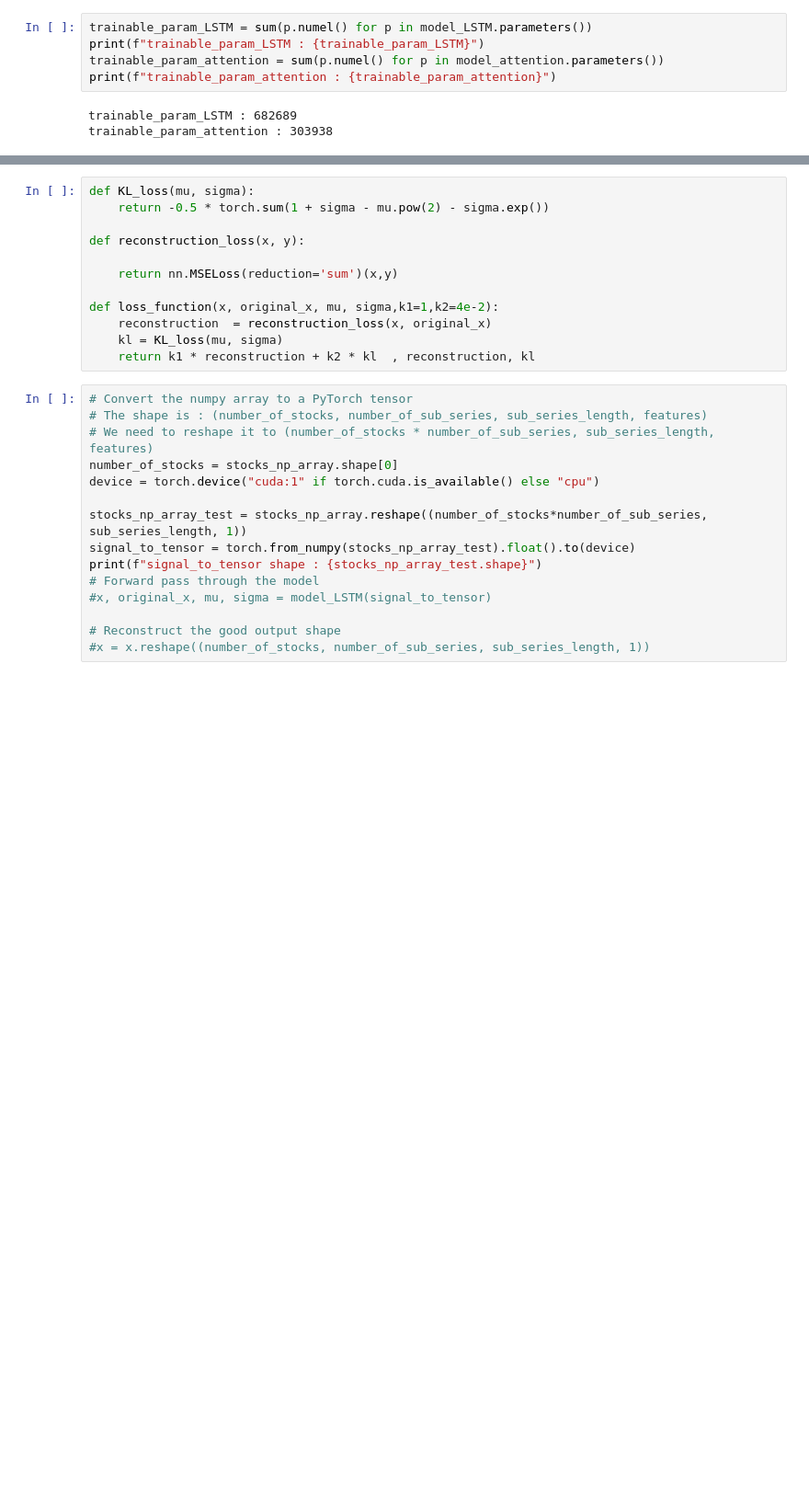
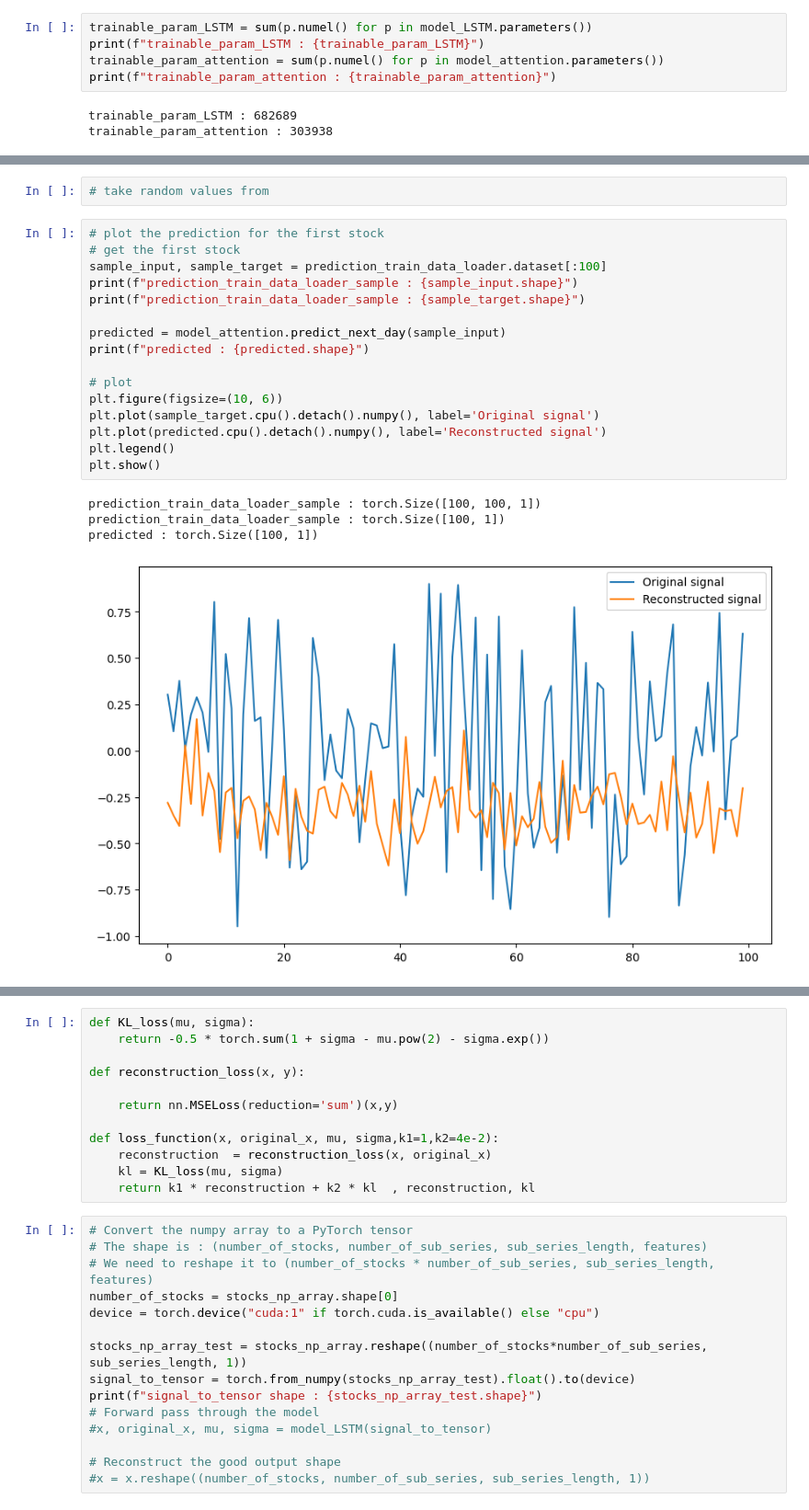
Before and after one commit to MaximeSzymanski/StocksClusteringVAE, a Jupyter notebook: VAE_stocks.ipynb, the cells around one changed output, grey strips where cells are left out. Shown: that part at 92% size. Saved outputs shown, nothing was run; the diff lists cells and outputs as text; blank space fills up the shorter version.

```diff
--- a/VAE_stocks.ipynb
+++ b/VAE_stocks.ipynb
@@ -875,0 +1002,23 @@ KeyboardInterrupt:
+# %%
+# take random values from
+# %%
+# plot the prediction for the first stock
+# get the first stock
+sample_input, sample_target = prediction_train_data_loader.dataset[:100]
+print(f"prediction_train_data_loader_sample : {sample_input.shape}")
+print(f"prediction_train_data_loader_sample : {sample_target.shape}")
+
+predicted = model_attention.predict_next_day(sample_input)
+print(f"predicted : {predicted.shape}")
+
+# plot
+plt.figure(figsize=(10, 6))
+plt.plot(sample_target.cpu().detach().numpy(), label='Original signal')
+plt.plot(predicted.cpu().detach().numpy(), label='Reconstructed signal')
+plt.legend()
+plt.show()
+# %% [output]
+prediction_train_data_loader_sample : torch.Size([100, 100, 1])
+prediction_train_data_loader_sample : torch.Size([100, 1])
+predicted : torch.Size([100, 1])
+[figure, added]
```
Also changed, not shown: parts of 11 cells of this notebook.
